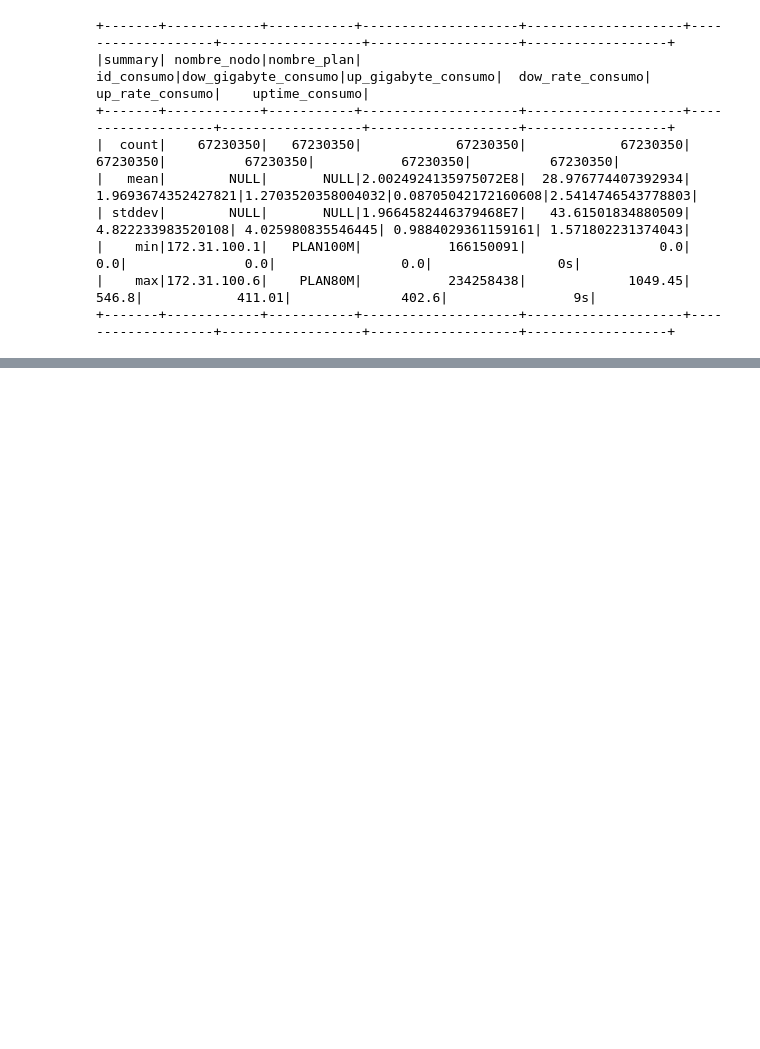
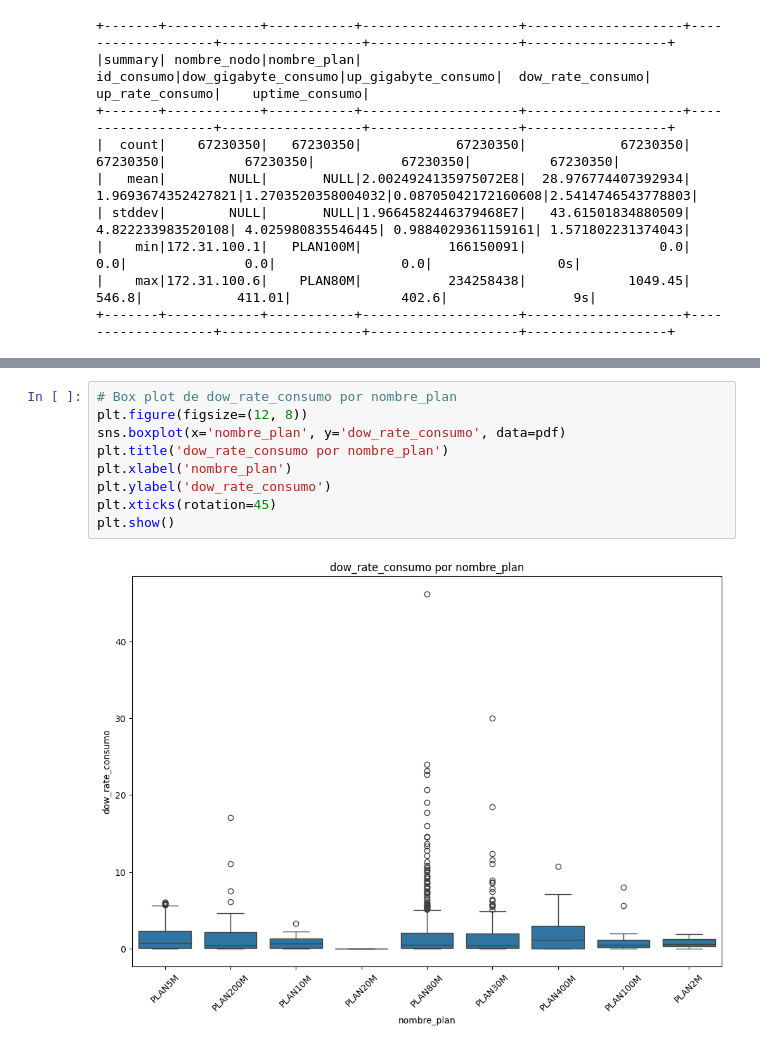
Before and after one commit to alexanderbeleno16/APACHE_SPARK, a Jupyter notebook: APACHE_SPARK.ipynb, the cells around one changed output, grey strips where cells are left out. Drawn from its saved outputs; the diff is of its cells as text; blank space fills up the shorter version.

```diff
--- a/APACHE_SPARK.ipynb
+++ b/APACHE_SPARK.ipynb
@@ -128,0 +147,11 @@ only showing top 20 rows
+# %%
+# Box plot de dow_rate_consumo por nombre_plan
+plt.figure(figsize=(12, 8))
+sns.boxplot(x='nombre_plan', y='dow_rate_consumo', data=pdf)
+plt.title('dow_rate_consumo por nombre_plan')
+plt.xlabel('nombre_plan')
+plt.ylabel('dow_rate_consumo')
+plt.xticks(rotation=45)
+plt.show()
+# %% [output]
+[figure, added]
```
Also changed, not shown: parts of 11 cells of this notebook.
